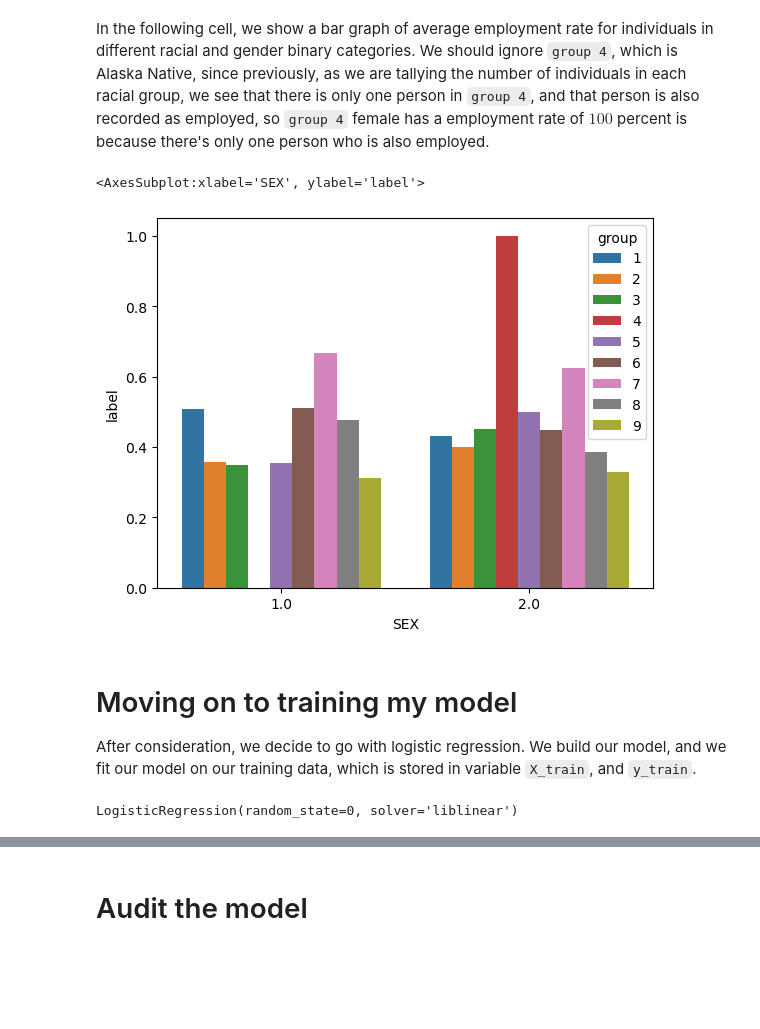
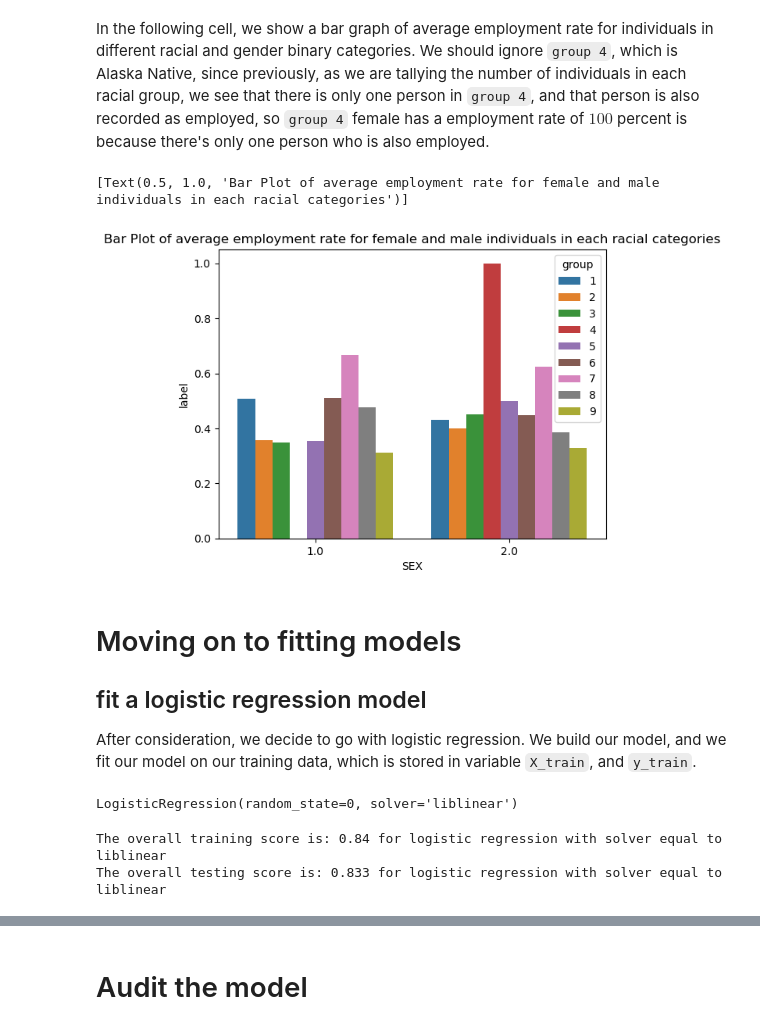
Before and after one commit to Xianzhiwang1/CS0451-page-site, a Jupyter notebook: posts/my-blog-post-05-audit-bias/index.ipynb, the cells around one changed output, grey strips where cells are left out. Drawn from its saved outputs; the diff is of its cells as text; code cells hidden in the pictures; blank space fills up the shorter version.

```diff
--- a/posts/my-blog-post-05-audit-bias/index.ipynb
+++ b/posts/my-blog-post-05-audit-bias/index.ipynb
@@ -306,11 +312,12 @@ In the following cell, we show a bar graph of average employment rate for indivi
 # %%
 
 percentages = df.groupby(["group", "SEX"])["label"].mean().reset_index()
-sns.barplot(data = percentages, x = "SEX", y = "label", hue = "group")
+sns.barplot(data = percentages, x = "SEX", y = "label", hue = "group").set(title="Bar Plot of average employment rate for female and male individuals in each racial categories")
 # %% [output]
-<AxesSubplot:xlabel='SEX', ylabel='label'>
+[Text(0.5, 1.0, 'Bar Plot of average employment rate for female and male individuals in each racial categories')]
-[figure, old version]
+[figure, new version]
 # %% [markdown]
-# Moving on to training my model
+# Moving on to fitting models
+## fit a logistic regression model
 After consideration, we decide to go with logistic regression. We build our model, and we fit our model on our training data, which is stored in variable `X_train`, and `y_train`.
 # %%
@@ -325 +329,9 @@ y_hat = model.predict(X_test)
+# %%
+train_score = model.score(X_train,y_train)
+test_score = model.score(X_test,y_test)
+print(f"The overall training score is: {round(train_score,3)} for logistic regression with solver equal to liblinear")
+print(f"The overall testing score is: {round(test_score, 3)} for logistic regression with solver equal to liblinear")
+# %% [output]
+The overall training score is: 0.84 for logistic regression with solver equal to liblinear
+The overall testing score is: 0.833 for logistic regression with solver equal to liblinear
 # %%
```
Also changed, not shown: parts of 29 cells of this notebook.
